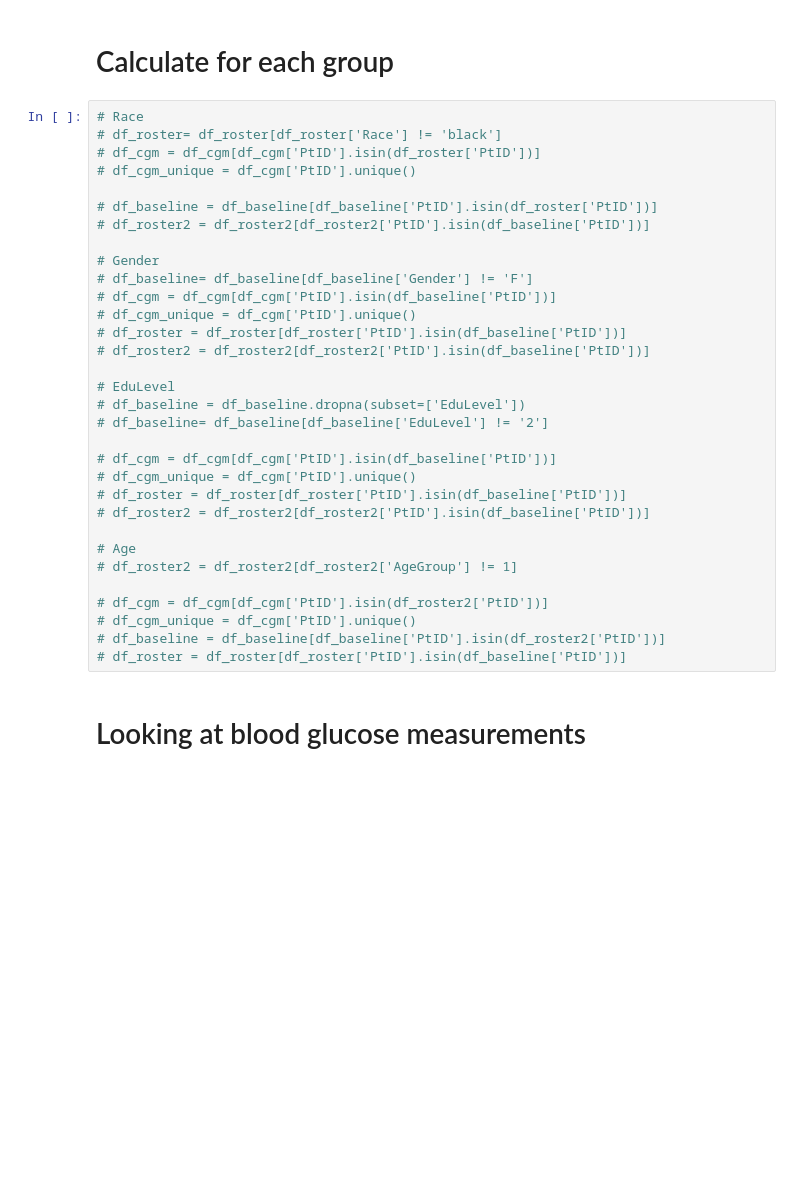
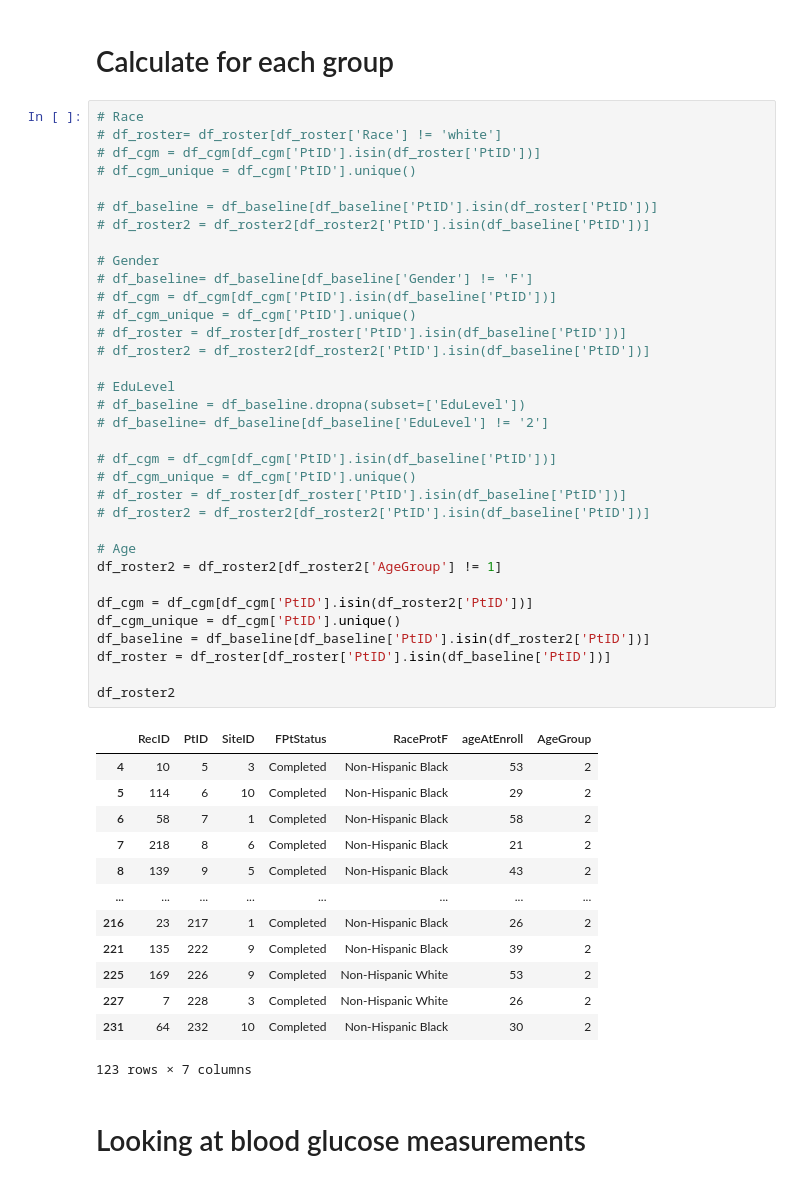
Before and after one commit to hulmanlab/jchr_racial_diff, a Jupyter notebook: scripts/0_baseline_table.ipynb, the cells around one changed output. Saved outputs shown, nothing was run; the diff lists cells and outputs as text; blank space fills up the shorter version.

```diff
--- a/scripts/0_baseline_table.ipynb
+++ b/scripts/0_baseline_table.ipynb
@@ -41,36 +41,52 @@ df_baseline = df_baseline[df_baseline['PtID'].isin(df_roster['PtID'])]
 # Calculate for each group
 # %%
 # Race
-# df_roster= df_roster[df_roster['Race'] != 'black']
+# df_roster= df_roster[df_roster['Race'] != 'white']
 # df_cgm = df_cgm[df_cgm['PtID'].isin(df_roster['PtID'])]
 # df_cgm_unique = df_cgm['PtID'].unique()
 
 # df_baseline = df_baseline[df_baseline['PtID'].isin(df_roster['PtID'])]
 # df_roster2 = df_roster2[df_roster2['PtID'].isin(df_baseline['PtID'])]
 
 # Gender
 # df_baseline= df_baseline[df_baseline['Gender'] != 'F']
 # df_cgm = df_cgm[df_cgm['PtID'].isin(df_baseline['PtID'])]
 # df_cgm_unique = df_cgm['PtID'].unique()
 # df_roster = df_roster[df_roster['PtID'].isin(df_baseline['PtID'])]
 # df_roster2 = df_roster2[df_roster2['PtID'].isin(df_baseline['PtID'])]
 
 # EduLevel
 # df_baseline = df_baseline.dropna(subset=['EduLevel'])
 # df_baseline= df_baseline[df_baseline['EduLevel'] != '2']
 
 # df_cgm = df_cgm[df_cgm['PtID'].isin(df_baseline['PtID'])]
 # df_cgm_unique = df_cgm['PtID'].unique()
 # df_roster = df_roster[df_roster['PtID'].isin(df_baseline['PtID'])]
 # df_roster2 = df_roster2[df_roster2['PtID'].isin(df_baseline['PtID'])]
 
 # Age
-# df_roster2 = df_roster2[df_roster2['AgeGroup'] != 1]
+df_roster2 = df_roster2[df_roster2['AgeGroup'] != 1]
 
-# df_cgm = df_cgm[df_cgm['PtID'].isin(df_roster2['PtID'])]
-# df_cgm_unique = df_cgm['PtID'].unique()
-# df_baseline = df_baseline[df_baseline['PtID'].isin(df_roster2['PtID'])]
-# df_roster = df_roster[df_roster['PtID'].isin(df_baseline['PtID'])]
+df_cgm = df_cgm[df_cgm['PtID'].isin(df_roster2['PtID'])]
+df_cgm_unique = df_cgm['PtID'].unique()
+df_baseline = df_baseline[df_baseline['PtID'].isin(df_roster2['PtID'])]
+df_roster = df_roster[df_roster['PtID'].isin(df_baseline['PtID'])]
+
+df_roster2
+# %% [output]
+|  | RecID | PtID | SiteID | FPtStatus | RaceProtF | ageAtEnroll | AgeGroup |
+| 4 | 10 | 5 | 3 | Completed | Non-Hispanic Black | 53 | 2 |
+| 5 | 114 | 6 | 10 | Completed | Non-Hispanic Black | 29 | 2 |
+| 6 | 58 | 7 | 1 | Completed | Non-Hispanic Black | 58 | 2 |
+| 7 | 218 | 8 | 6 | Completed | Non-Hispanic Black | 21 | 2 |
+| 8 | 139 | 9 | 5 | Completed | Non-Hispanic Black | 43 | 2 |
+| ... | ... | ... | ... | ... | ... | ... | ... |
+| 216 | 23 | 217 | 1 | Completed | Non-Hispanic Black | 26 | 2 |
+| 221 | 135 | 222 | 9 | Completed | Non-Hispanic Black | 39 | 2 |
+| 225 | 169 | 226 | 9 | Completed | Non-Hispanic White | 53 | 2 |
+| 227 | 7 | 228 | 3 | Completed | Non-Hispanic White | 26 | 2 |
+| 231 | 64 | 232 | 10 | Completed | Non-Hispanic Black | 30 | 2 |
+123 rows × 7 columns
 # %% [markdown]
 # Looking at blood glucose measurements
 # %%
```
Also changed, not shown: parts of 7 cells of this notebook, 2 other files.
